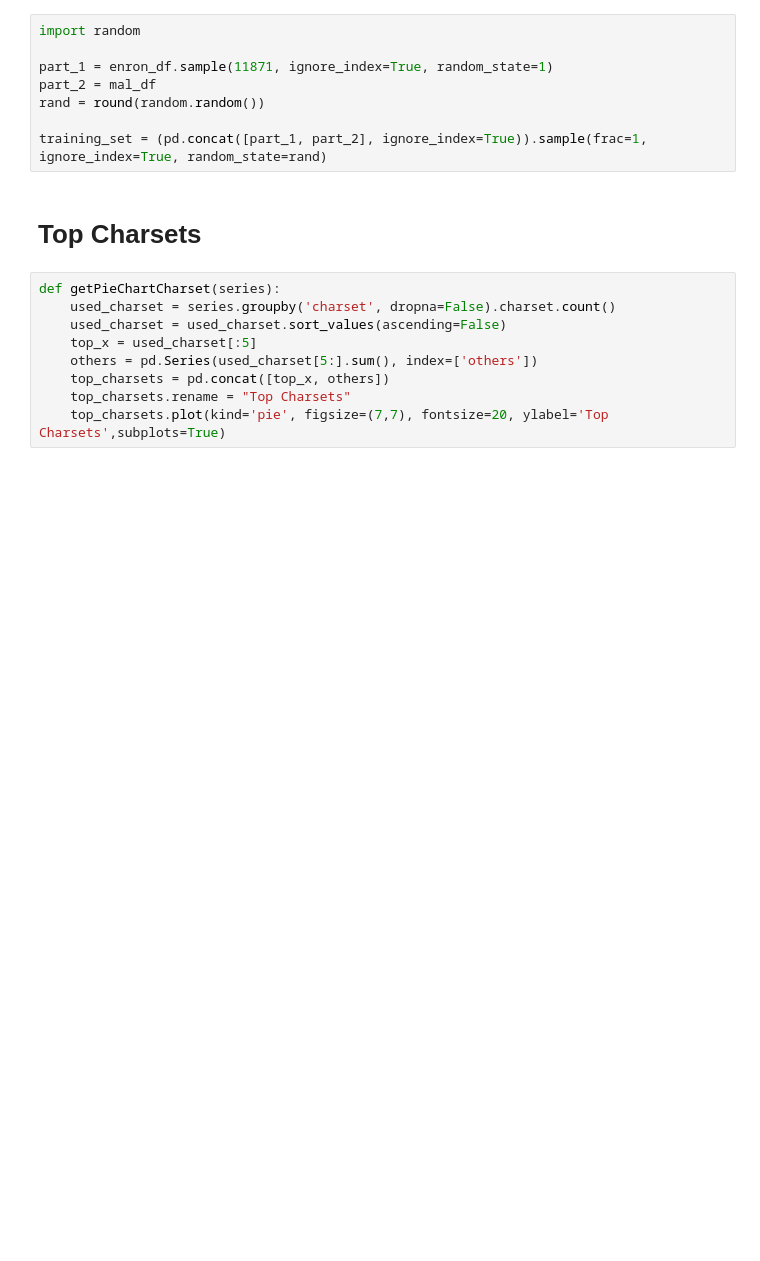
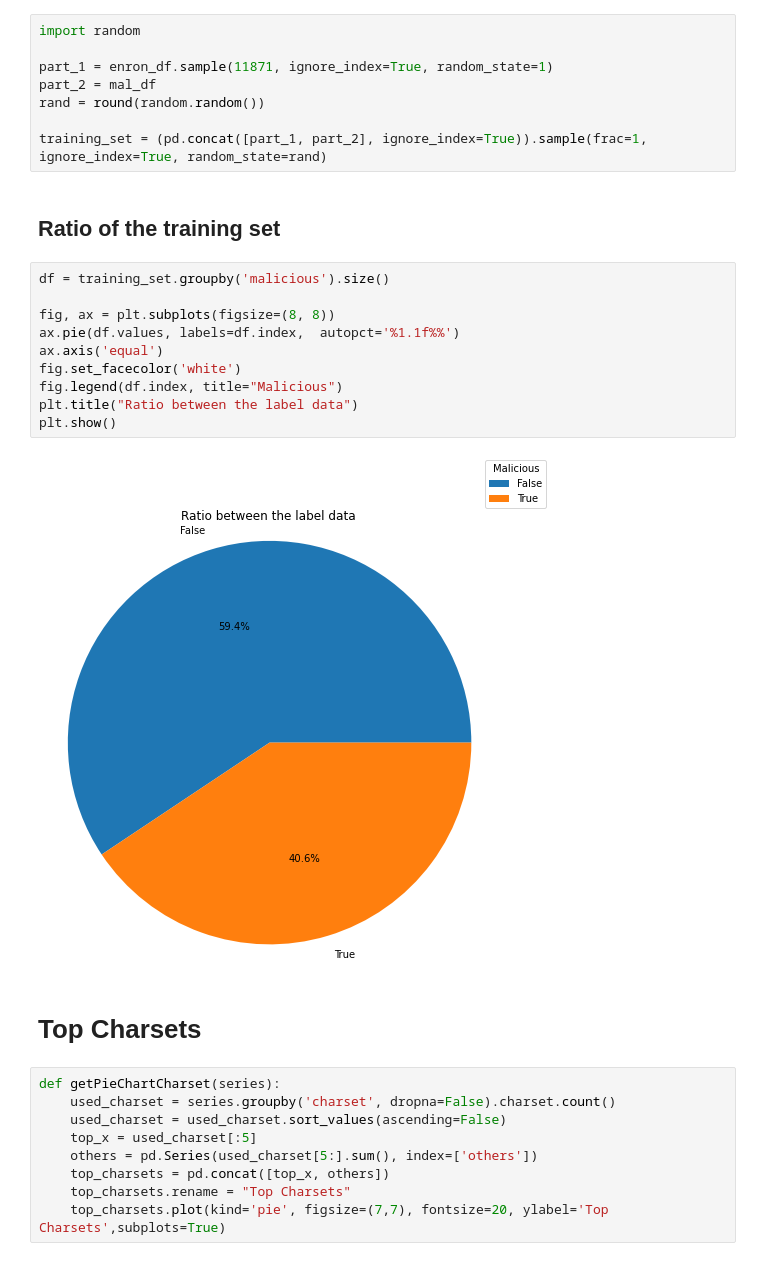
Before and after one commit to chandieka/PhishingClassifier, a Jupyter notebook: visualization.ipynb, the cells around one changed output. Saved outputs shown, nothing was run; the diff lists cells and outputs as text; blank space fills up the shorter version.

```diff
--- a/visualization.ipynb
+++ b/visualization.ipynb
@@ -16,6 +31,20 @@ part_2 = mal_df
 rand = round(random.random())
 
 training_set = (pd.concat([part_1, part_2], ignore_index=True)).sample(frac=1, ignore_index=True, random_state=rand)
+# %% [markdown]
+## Ratio of the training set
+# %%
+df = training_set.groupby('malicious').size()
+
+fig, ax = plt.subplots(figsize=(8, 8))
+ax.pie(df.values, labels=df.index,  autopct='%1.1f%%')
+ax.axis('equal')
+fig.set_facecolor('white')
+fig.legend(df.index, title="Malicious")
+plt.title("Ratio between the label data")
+plt.show()
+# %% [output]
+[figure, added]
 # %% [markdown]
 # Top Charsets
 # %%
```
Also changed, not shown: parts of 19 cells of this notebook.
